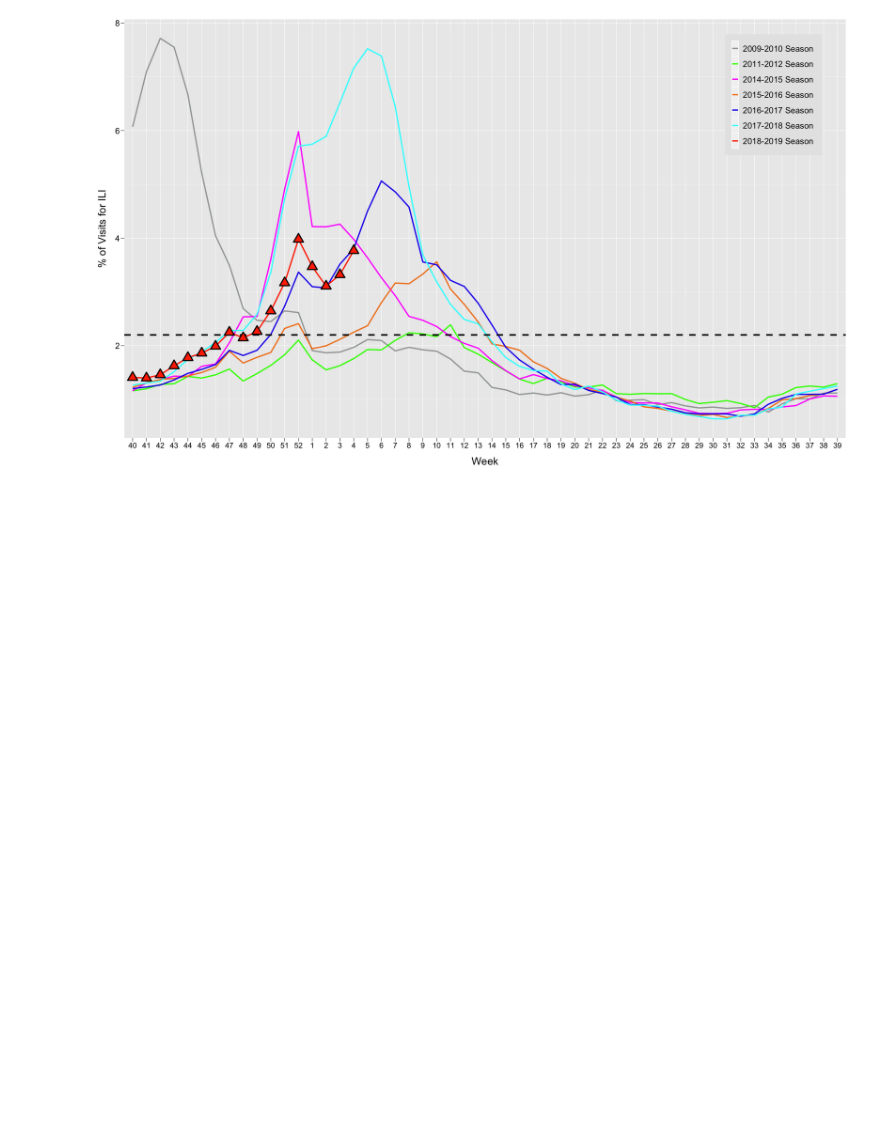
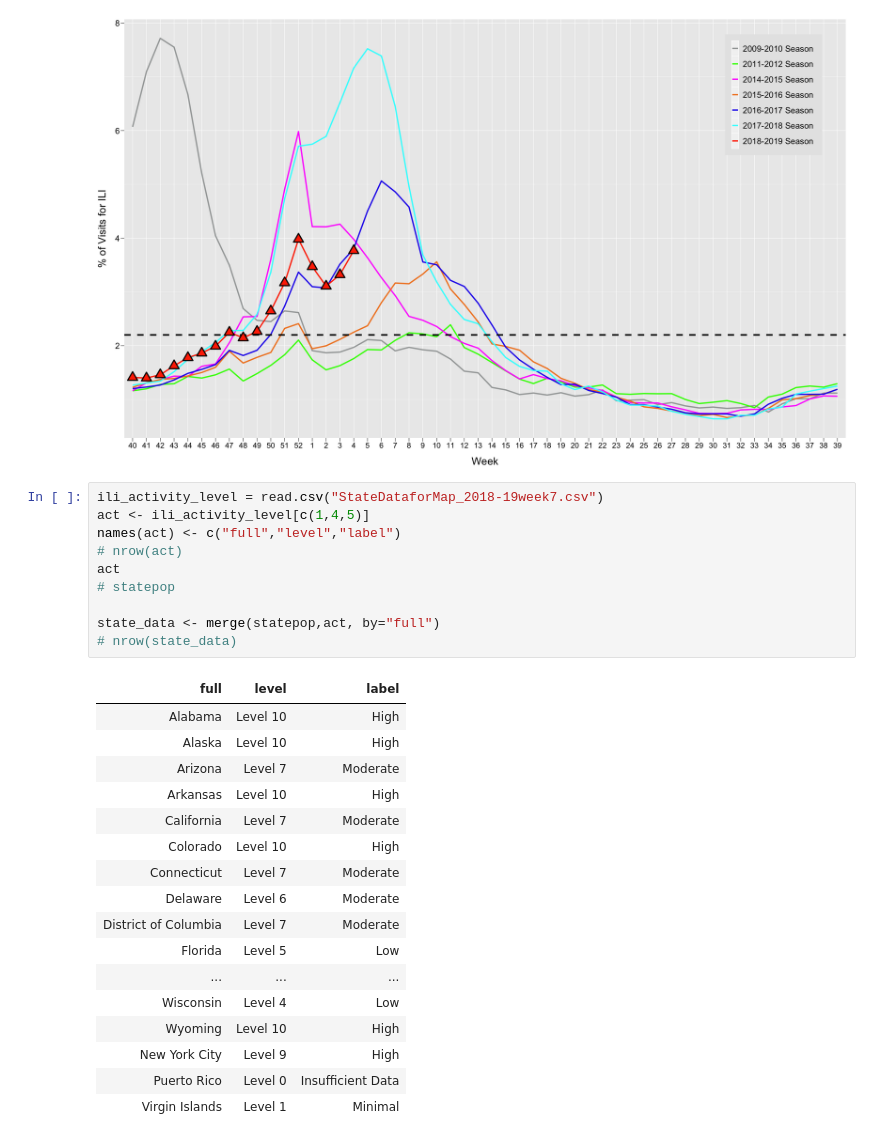
Before and after one commit to nullbringer/Exploratory-Data-Analysis, a Jupyter notebook: Lab1/part2/Lab1Part2.ipynb, the cells around one changed output. Saved outputs shown, nothing was run; the diff lists cells and outputs as text; blank space fills up the shorter version.

```diff
--- a/Lab1/part2/Lab1Part2.ipynb
+++ b/Lab1/part2/Lab1Part2.ipynb
@@ -198,3 +198,31 @@ p <- ggplot(data=df, aes(x=WEEK, y=X..WEIGHTED.ILI, group=yearComb, colour=yearC
 p + scale_colour_manual(values = c("2009-2010 Season" = "#A3A6A6", "2011-2012 Season" = "#33FF00", "2014-2015 Season" = "#FF00FF", "2015-2016 Season" = "#F28323", "2016-2017 Season" = "#250EEC", "2017-2018 Season" = "#33FFFF", "2018-2019 Season" = "#FF3300"))
 # %% [output]
 [figure]
+# %%
+ili_activity_level = read.csv("StateDataforMap_2018-19week7.csv")
+act <- ili_activity_level[c(1,4,5)]
+names(act) <- c("full","level","label")
+# nrow(act)
+act
+# statepop
+
+state_data <- merge(statepop,act, by="full")
+# nrow(state_data)
+# %% [output]
+| full | level | label |
+| Alabama | Level 10 | High |
+| Alaska | Level 10 | High |
+| Arizona | Level 7 | Moderate |
+| Arkansas | Level 10 | High |
+| California | Level 7 | Moderate |
+| Colorado | Level 10 | High |
+| Connecticut | Level 7 | Moderate |
+| Delaware | Level 6 | Moderate |
+| District of Columbia | Level 7 | Moderate |
+| Florida | Level 5 | Low |
+| ... | ... | ... |
+| Wisconsin | Level 4 | Low |
+| Wyoming | Level 10 | High |
+| New York City | Level 9 | High |
+| Puerto Rico | Level 0 | Insufficient Data |
+| Virgin Islands | Level 1 | Minimal |
```
Also changed, not shown: parts of 1 cell of this notebook, 2 other files.
